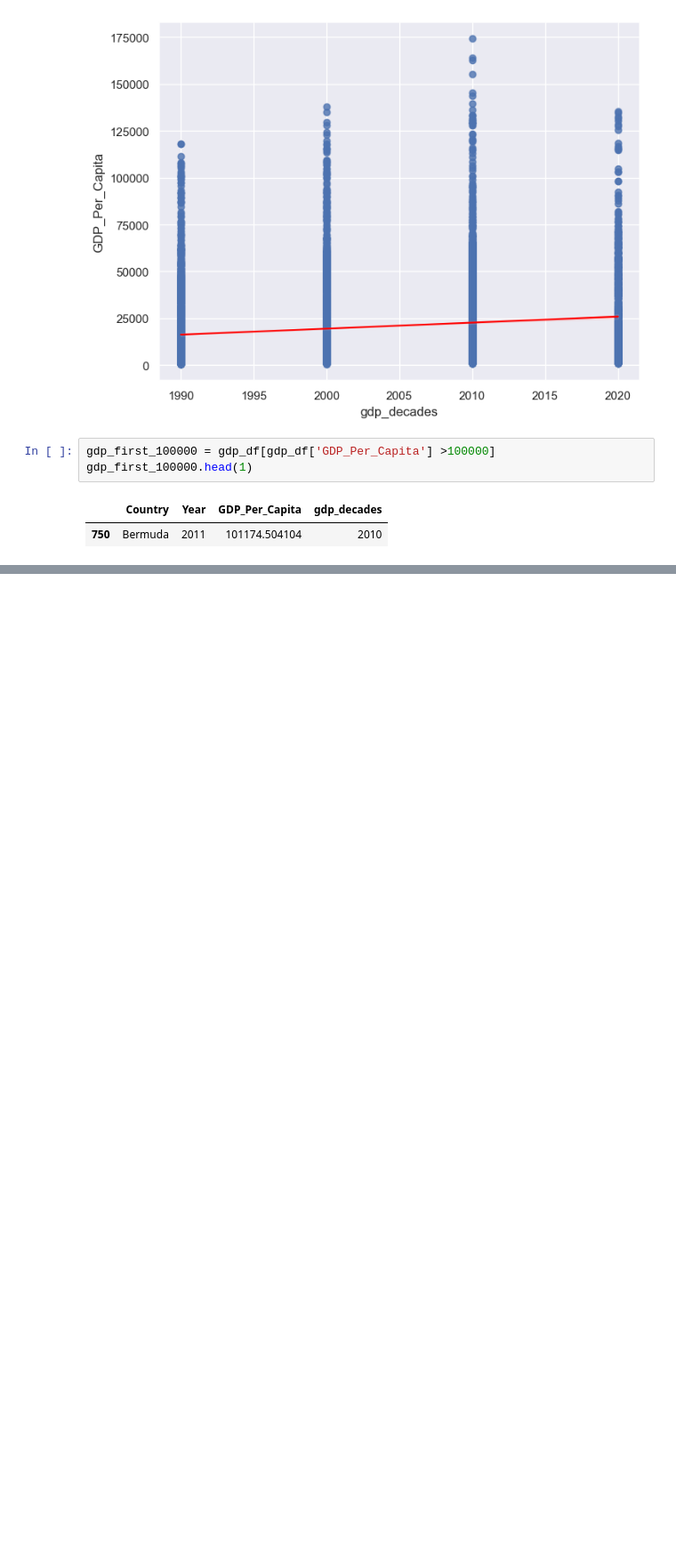
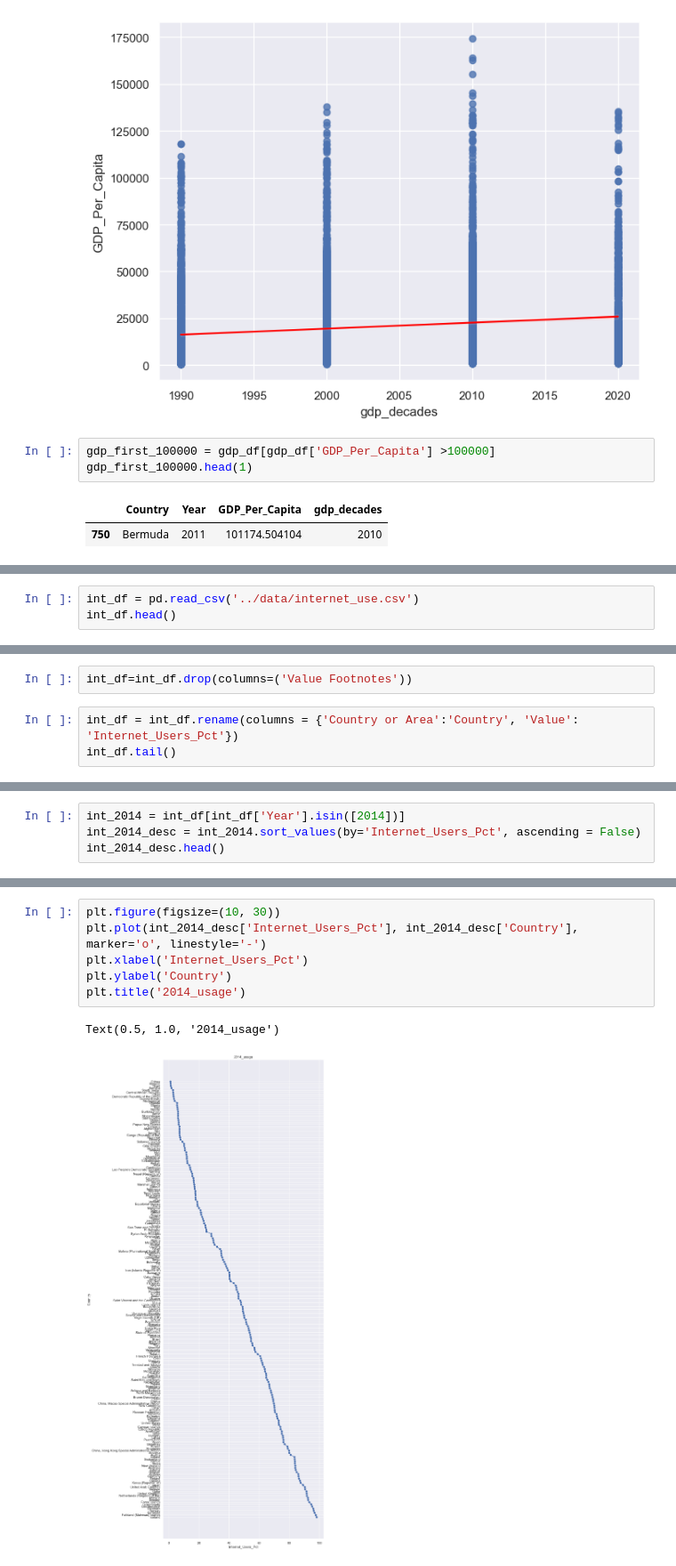
Before and after one commit to NSS-Data-Analytics-Cohort-14/gdp-and-internet-usage-jacobvogs, a Jupyter notebook: notebooks/gdp_int.ipynb, the cells around one changed output, grey strips where cells are left out. Shown at 89% size. Drawn from its saved outputs; the diff is of its cells as text; blank space fills up the shorter version.

```diff
--- a/notebooks/gdp_int.ipynb
+++ b/notebooks/gdp_int.ipynb
@@ -248,0 +295,3 @@ AttributeError: 'list' object has no attribute 'head'
+# %%
+int_df = pd.read_csv('../data/internet_use.csv')
+int_df.head()
@@ -248,0 +305,5 @@ AttributeError: 'list' object has no attribute 'head'
+# %%
+int_df=int_df.drop(columns=('Value Footnotes'))
+# %%
+int_df = int_df.rename(columns = {'Country or Area':'Country', 'Value': 'Internet_Users_Pct'})
+int_df.tail()
@@ -248,0 +348,4 @@ AttributeError: 'list' object has no attribute 'head'
+# %%
+int_2014 = int_df[int_df['Year'].isin([2014])]
+int_2014_desc = int_2014.sort_values(by='Internet_Users_Pct', ascending = False)
+int_2014_desc.head()
@@ -248,0 +359,9 @@ AttributeError: 'list' object has no attribute 'head'
+# %%
+plt.figure(figsize=(10, 30))
+plt.plot(int_2014_desc['Internet_Users_Pct'], int_2014_desc['Country'], marker='o', linestyle='-')
+plt.xlabel('Internet_Users_Pct')
+plt.ylabel('Country')
+plt.title('2014_usage')
+# %% [output]
+Text(0.5, 1.0, '2014_usage')
+[figure, added]
```
Also changed, not shown: parts of 22 cells of this notebook.
